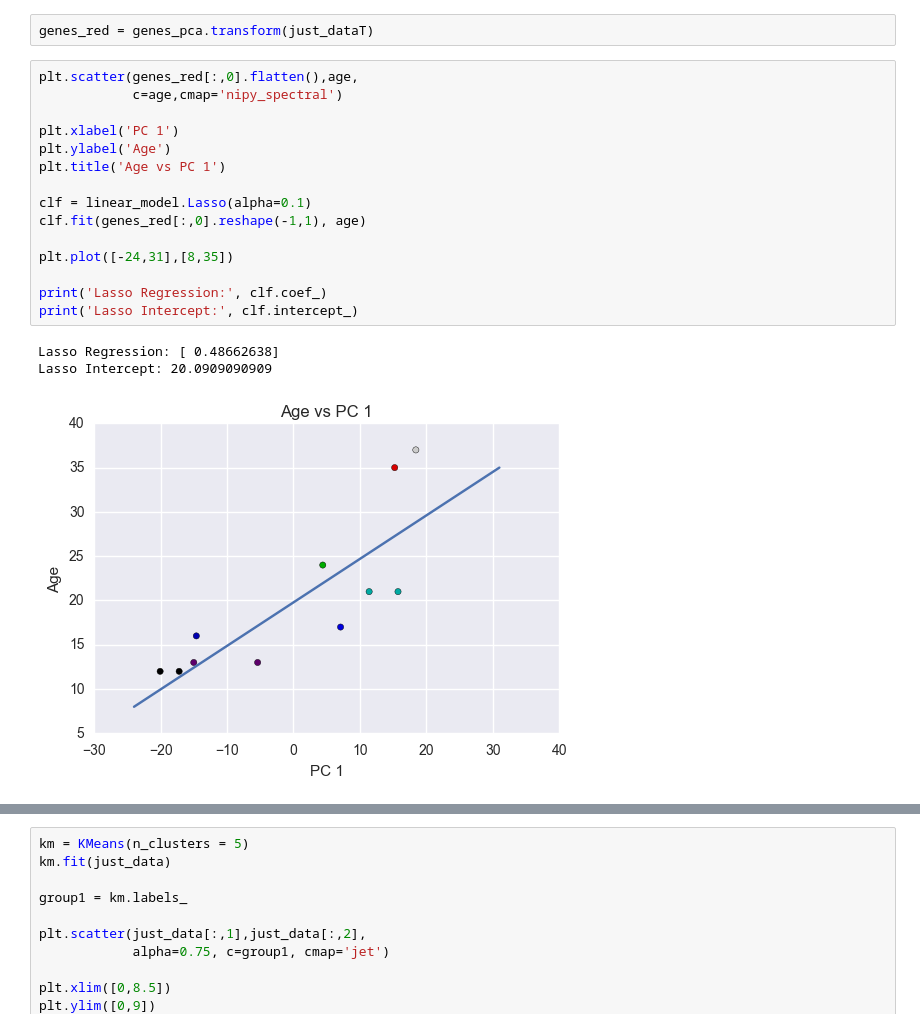
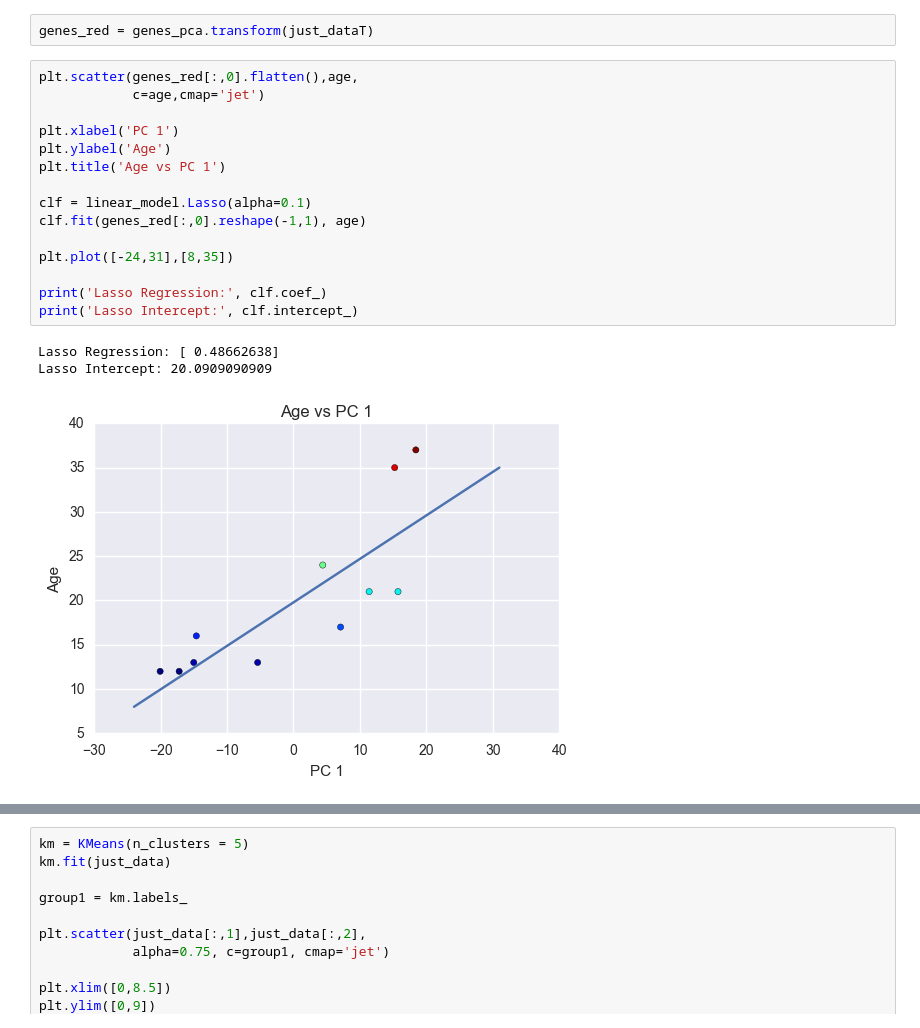
Before and after one commit to UW-Biol419-Wi2017/SpontaneousActivity, a Jupyter notebook: R50 Final_KMeans & PC by Age .ipynb, the cells around one changed output, grey strips where cells are left out. Saved outputs shown, nothing was run; the diff lists cells and outputs as text.

```diff
--- a/R50 Final_KMeans & PC by Age .ipynb
+++ b/R50 Final_KMeans & PC by Age .ipynb
@@ -43,22 +43,22 @@ print(result,"th PC")
 genes_red = genes_pca.transform(just_dataT)
 # %%
 plt.scatter(genes_red[:,0].flatten(),age,
-            c=age,cmap='nipy_spectral')
+            c=age,cmap='jet')
 
 plt.xlabel('PC 1')
 plt.ylabel('Age')
 plt.title('Age vs PC 1')
 
 clf = linear_model.Lasso(alpha=0.1)
 clf.fit(genes_red[:,0].reshape(-1,1), age)
 
 plt.plot([-24,31],[8,35])
 
 print('Lasso Regression:', clf.coef_)
 print('Lasso Intercept:', clf.intercept_)
 # %% [output]
 Lasso Regression: [ 0.48662638]
 Lasso Intercept: 20.0909090909
-[figure, old version]
+[figure, new version]
 # %%
 fig = plt.figure()
```
Also changed, not shown: parts of 1 cell of this notebook, 2 other files.
